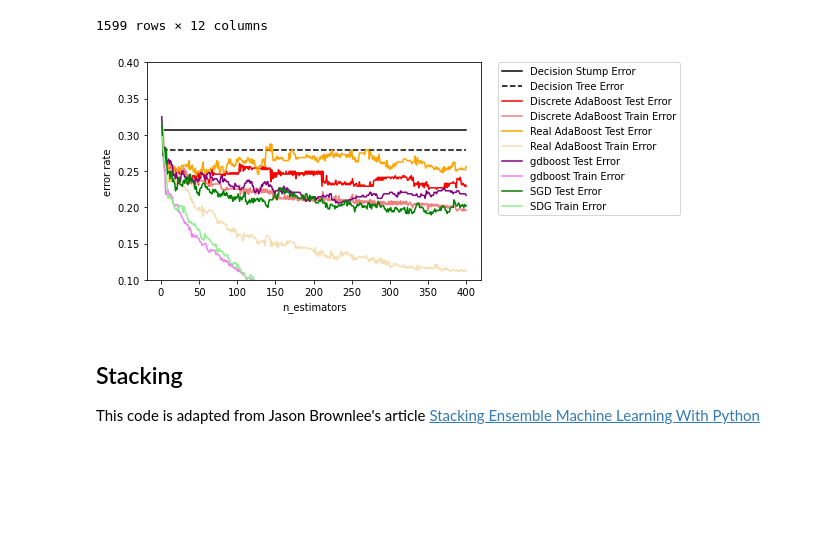
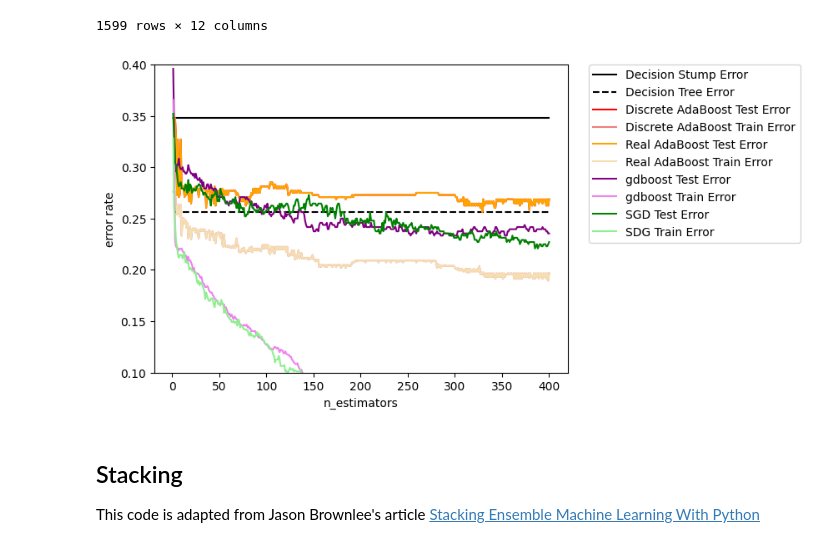
Before and after one commit to AIBiology/Jupyter_Content, a Jupyter notebook: 13_Ensemble_methods.ipynb, the cells around one changed output. Cells and saved outputs as stored; diff of their text form; code cells hidden in the pictures; blank space fills up the shorter version.

```diff
--- a/13_Ensemble_methods.ipynb
+++ b/13_Ensemble_methods.ipynb
@@ -125,7 +122,7 @@ warnings.filterwarnings('ignore')
 ### AdaBoost, Gradient Boosting and SGD on the Wine data
 # %%
 # Load the data
-df= pd.read_csv('/blue/zoo4926/share/Jupyter_Content/data/winequality-red.csv')
+df= pd.read_csv('data/winequality-red.csv')
 df
 # %% [output]
 |  | fixed acidity | volatile acidity | citric acid | residual sugar | chlorides | free sulfur dioxide | ... |
@@ -170,7 +167,7 @@ dt_err = 1.0 - dt.score(X_test, y_test)
 
 # AdaBoost SAMME reweights based on class prediction
 ada_discrete = AdaBoostClassifier(
-    base_estimator=dt_stump,
+    estimator=dt_stump,
     learning_rate=learning_rate,
     n_estimators=n_estimators,
     algorithm="SAMME")
@@ -178,10 +175,10 @@ ada_discrete.fit(X_train, y_train)
 
 # AdaBoost SAMME.R reweights based on class probability
 ada_real = AdaBoostClassifier(
-    base_estimator=dt_stump,
+    estimator=dt_stump,
     learning_rate=learning_rate,
     n_estimators=n_estimators,
-    algorithm="SAMME.R")
+    algorithm="SAMME")
 ada_real.fit(X_train, y_train)
 
 # Gradient Descent Boosting
@@ -255,34 +252,34 @@ ax.plot(np.arange(n_estimators) + 1, ada_real_err,
         color='orange')
 ax.plot(np.arange(n_estimators) + 1, ada_real_err_train,
         label='Real AdaBoost Train Error',
         color='wheat')
 
 # gdboost
 ax.plot(np.arange(n_estimators) + 1, gdboost_err,
         label='gdboost Test Error',
         color='purple')
 ax.plot(np.arange(n_estimators) + 1, gdboost_err_train,
         label='gdboost Train Error',
         color='violet')
 
 # SDG
 ax.plot(np.arange(n_estimators) + 1, SGD_err,
         label='SGD Test Error',
         color='green')
 ax.plot(np.arange(n_estimators) + 1, SGD_err_train,
         label='SDG Train Error',
         color='lightgreen')
 
 ax.set_ylim((0.1, 0.4))
 ax.set_xlabel('n_estimators')
 ax.set_ylabel('error rate')
 
 leg = ax.legend(bbox_to_anchor=(1.05, 1), loc=2, borderaxespad=0.)
 
 
 plt.show()
 # %% [output]
-[figure, old version]
+[figure, new version]
 # %% [markdown]
 ## Stacking
 
```
Also changed, not shown: parts of 3 cells of this notebook.
